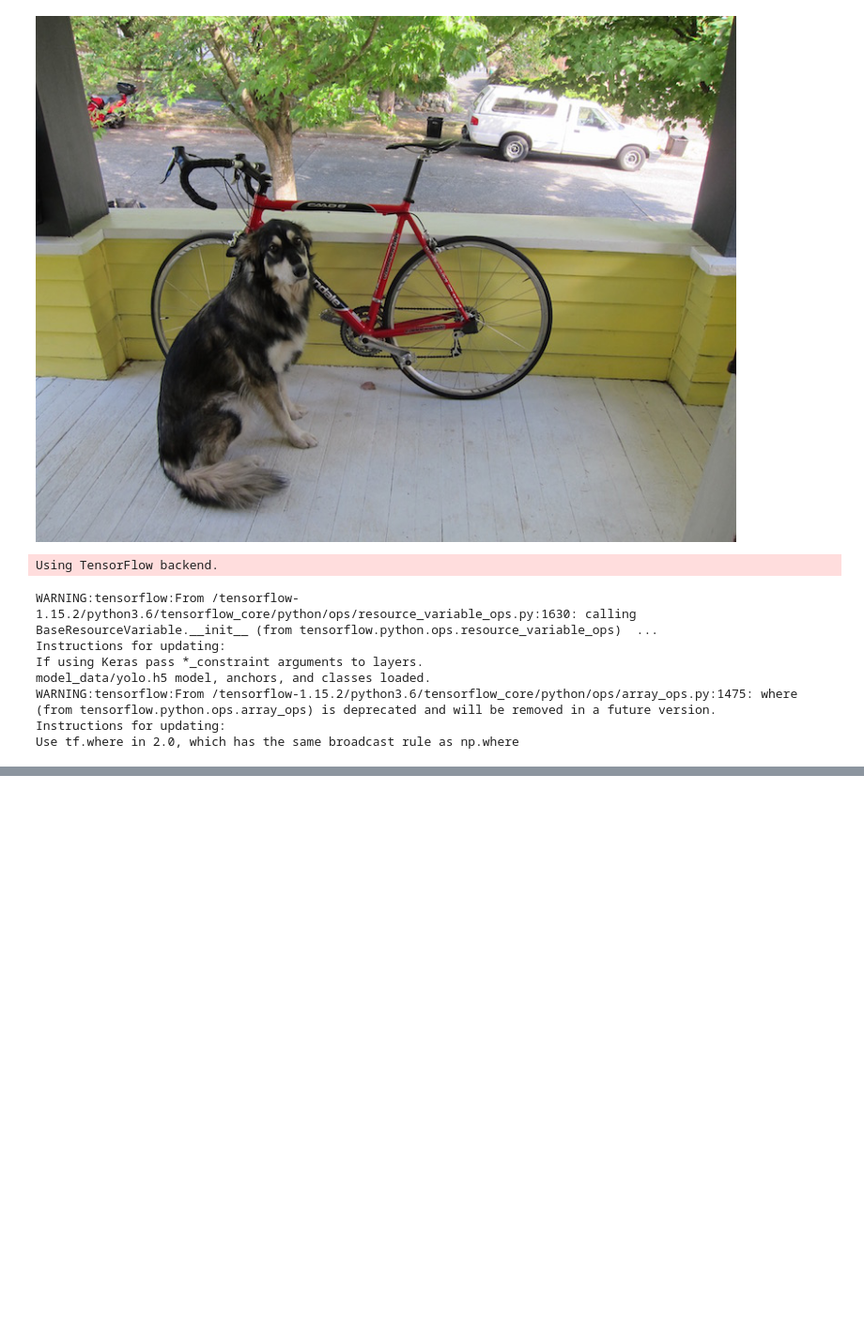
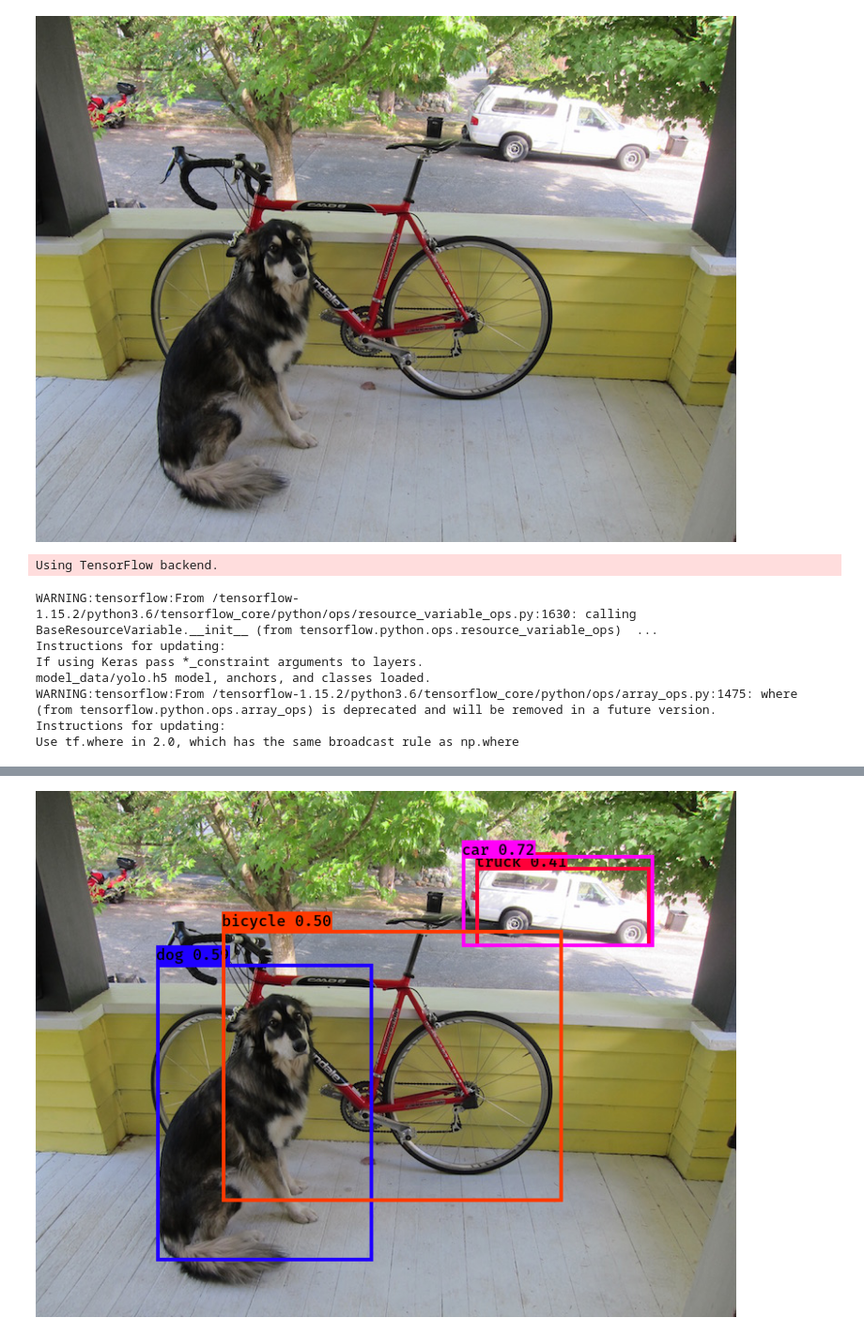
Before and after one commit to yiruchen1993/1st-DL-CVMarathon, a Jupyter notebook: Day40_yolov3_tiny_HW.ipynb, the cells around one changed output, grey strips where cells are left out. Shown at 94% size. Cells and saved outputs as stored; diff of their text form; code cells hidden in the pictures; blank space fills up the shorter version.

```diff
--- a/Day40_yolov3_tiny_HW.ipynb
+++ b/Day40_yolov3_tiny_HW.ipynb
@@ -289,0 +305,3 @@ Thu Sep  3 13:36:01 2020
+# %%
+image = Image.open('dog.jpg') # 讀取範例圖片
+image
@@ -289,0 +310,2 @@ Thu Sep  3 13:36:01 2020
+# %%
+tiny_yolo = YOLO(model_path = "model_data/yolov3-tiny.h5", anchors_path = "model_data/tiny_yolo_anchors.txt")
@@ -289,0 +336,2 @@ Thu Sep  3 13:36:01 2020
+# %%
+tiny_yolo_r_image = tiny_yolo.detect_image(image)
@@ -289,0 +346,4 @@ Thu Sep  3 13:36:01 2020
+# %%
+tiny_yolo_r_image
+# %% [output]
+[figure, added]
```
Also changed, not shown: parts of 11 cells of this notebook.
